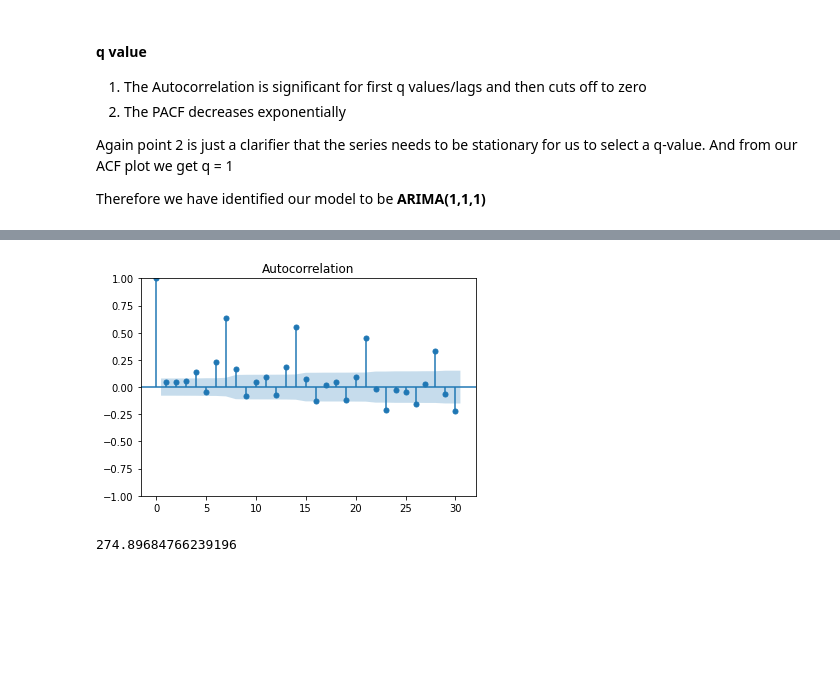
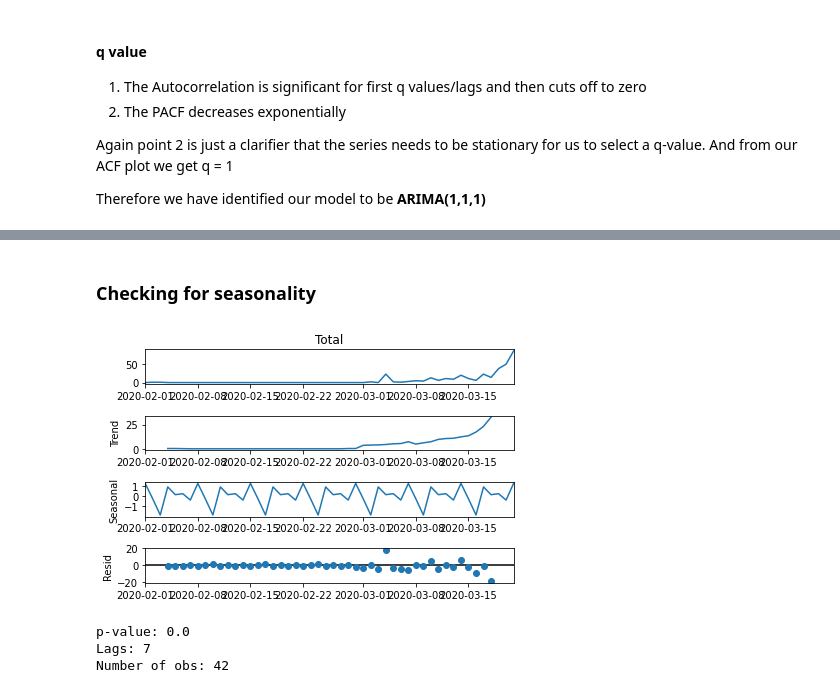
Before and after one commit to majimearun/crux-round3-tasks, a Jupyter notebook: task1/arima.ipynb, the cells around one changed output, grey strips where cells are left out. Cells and saved outputs as stored; diff of their text form; code cells hidden in the pictures; blank space fills up the shorter version.

```diff
--- a/task1/arima.ipynb
+++ b/task1/arima.ipynb
@@ -169,5 +184,0 @@ Therefore we have identified our model to be **ARIMA(1,1,1)**
-# %%
-# train test split
-confirmed_daily.index.freq="D"
-train = confirmed_daily.iloc[:int(len(confirmed_daily) * 0.8)]
-test = confirmed_daily.iloc[int(len(confirmed_daily) * 0.8):]
@@ -199,4 +184,0 @@ Warnings:
-# %%
-arima_residual_acf = plot_acf(arima_model.resid, lags=30)
-# %% [output]
-[figure, removed]
@@ -207,4 +185,9 @@ er = FindErrors(pred, test.Total)
-# %%
-er.mape()
-# %% [output]
-274.89684766239196
+# %% [markdown]
+### Checking for seasonality
+# %%
+from statsmodels.tsa.seasonal import seasonal_decompose
+
+ts_decompose = seasonal_decompose(train["Total"][:50], model="additive")
+ts_plot = ts_decompose.plot()
+# %% [output]
+[figure, added]
@@ -210,0 +198,6 @@ er.mape()
+# %%
+adfuller_test(seasonal)
+# %% [output]
+p-value: 0.0
+Lags: 7
+Number of obs: 42
```
Also changed, not shown: parts of 30 cells of this notebook.
